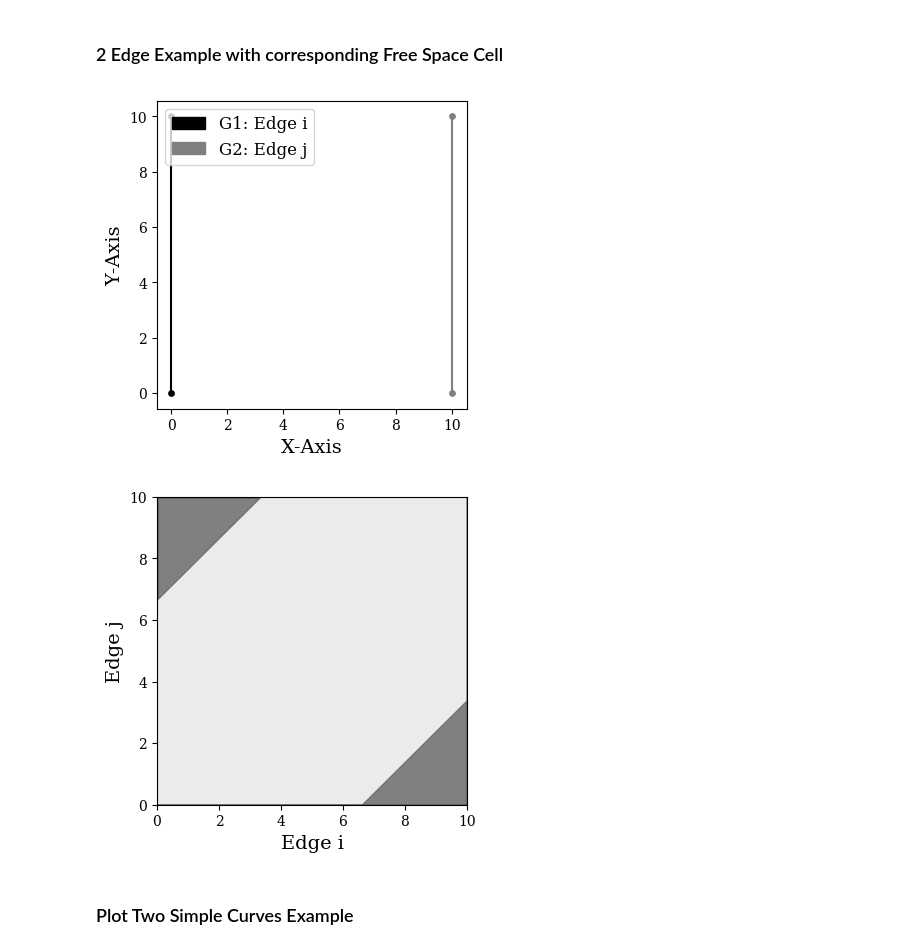
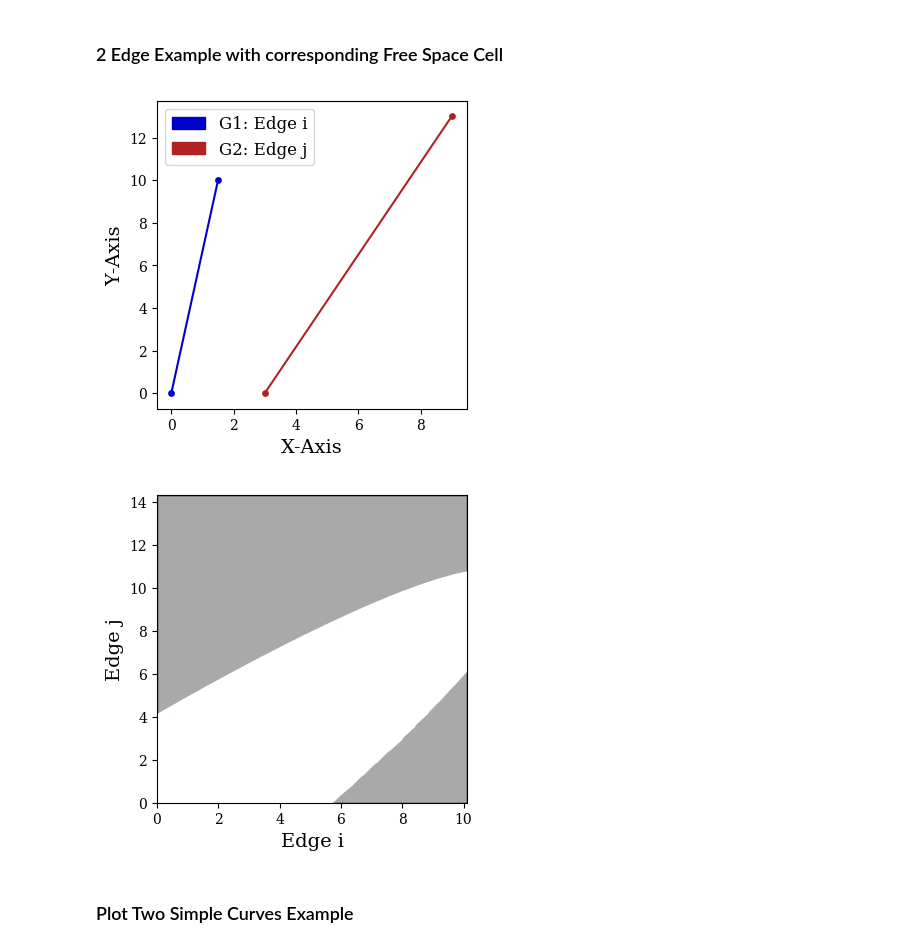
Before and after one commit to compgeomTU/will_rodman_thesis, a Jupyter notebook: images/image_generator.ipynb, the cells around one changed output. Cells and saved outputs as stored; diff of their text form; code cells hidden in the pictures.

```diff
--- a/images/image_generator.ipynb
+++ b/images/image_generator.ipynb
@@ -100,8 +100,8 @@ plt.show()
 # %% [markdown]
 ### 2 Edge Example with corresponding Free Space Cell
 # %%
-filepath_1 = 'examples/square/aside'
-filepath_2 = 'examples/square/bside'
+filepath_1 = 'examples/pair/aside'
+filepath_2 = 'examples/pair/bside'
 
 graph_1 = Graph(filename=filepath_1, name='Edge i')
 graph_2 = Graph(filename=filepath_2, name='Edge j')
@@ -119,30 +119,30 @@ ax.set_ylabel("Y-Axis", fontsize=axis_fontsize_small_square)
 fig.savefig("svgs/edge_pair.svg", format='svg')
 plt.show()
 # %% [output]
-[figure, old version]
+[figure, new version]
 # %%
-filepath_1 = 'examples/square/aside'
-filepath_2 = 'examples/square/bside'
+filepath_1 = 'examples/pair/aside'
+filepath_2 = 'examples/pair/bside'
 
 curve_1 = Curve(filepath_1)
 curve_2 = Curve(filepath_2)
 
-epsilon = 12
+epsilon = 6
 
-fsd = FreeSpaceDiagram(curve_1, curve_2)
+fsd = FreeSpaceDiagram(curve_1, curve_2, n_approximation=25)
 fsd.buildFreeSpace(epsilon)
 
 fsd.buildCells()
 fig, ax = fsd.plotFreeSpace()
 fig.set_size_inches(4, 4)
 
 #ax.set_title(f"Free Space Diagram | Epsilon = {epsilon}", fontsize=title_fontsize)
 ax.set_xlabel("Edge i", fontsize=axis_fontsize_small_square)
 ax.set_ylabel("Edge j", fontsize=axis_fontsize_small_square)
 
 plt.savefig('svgs/edge_pair_fsd_epsilon_12.svg', format='svg')
 # %% [output]
-[figure, old version]
+[figure, new version]
 # %% [markdown]
 ### Plot Two Simple Curves Example
 # %%
```
Also changed, not shown: parts of 8 cells of this notebook, 28 other files.
